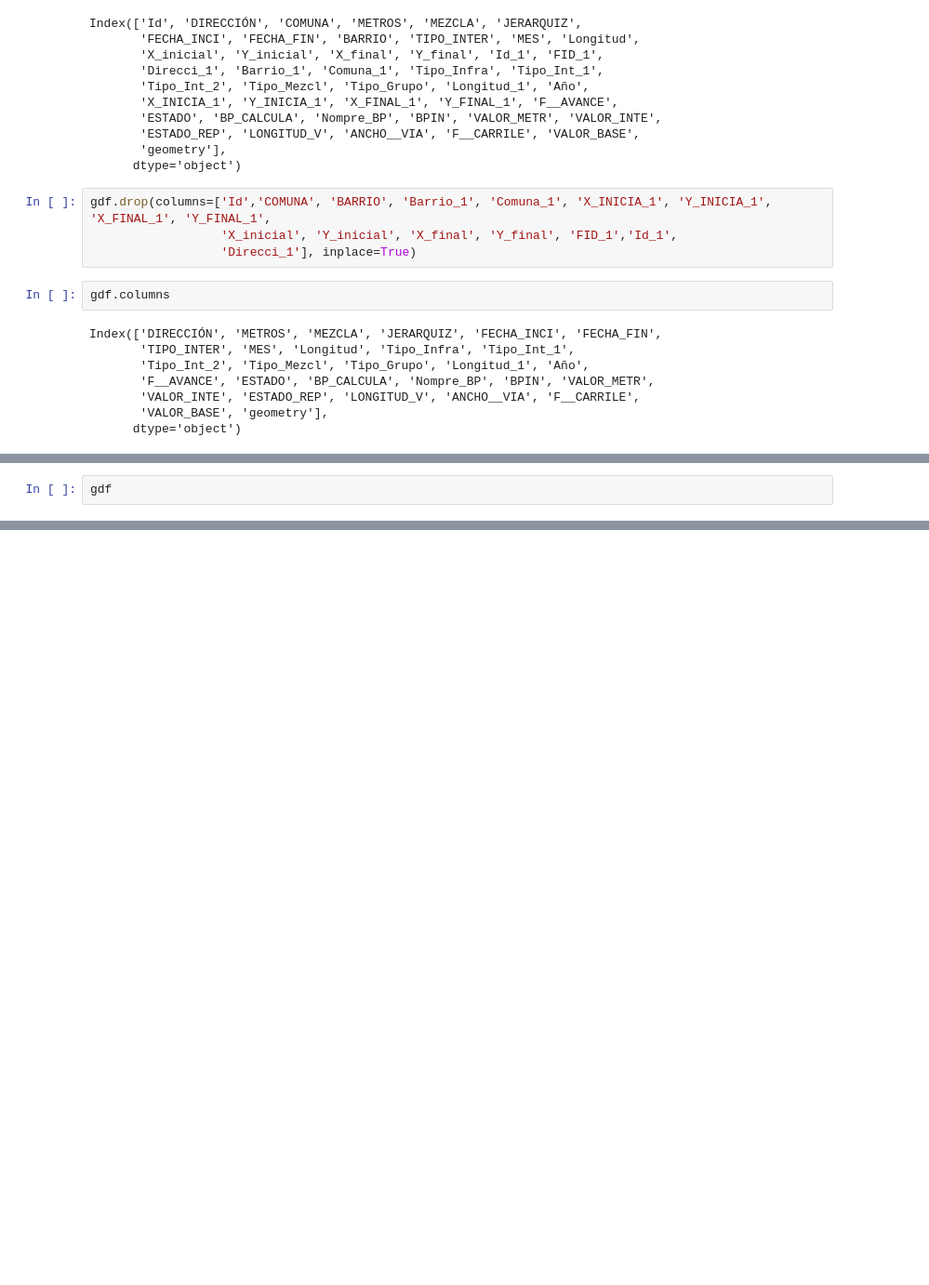
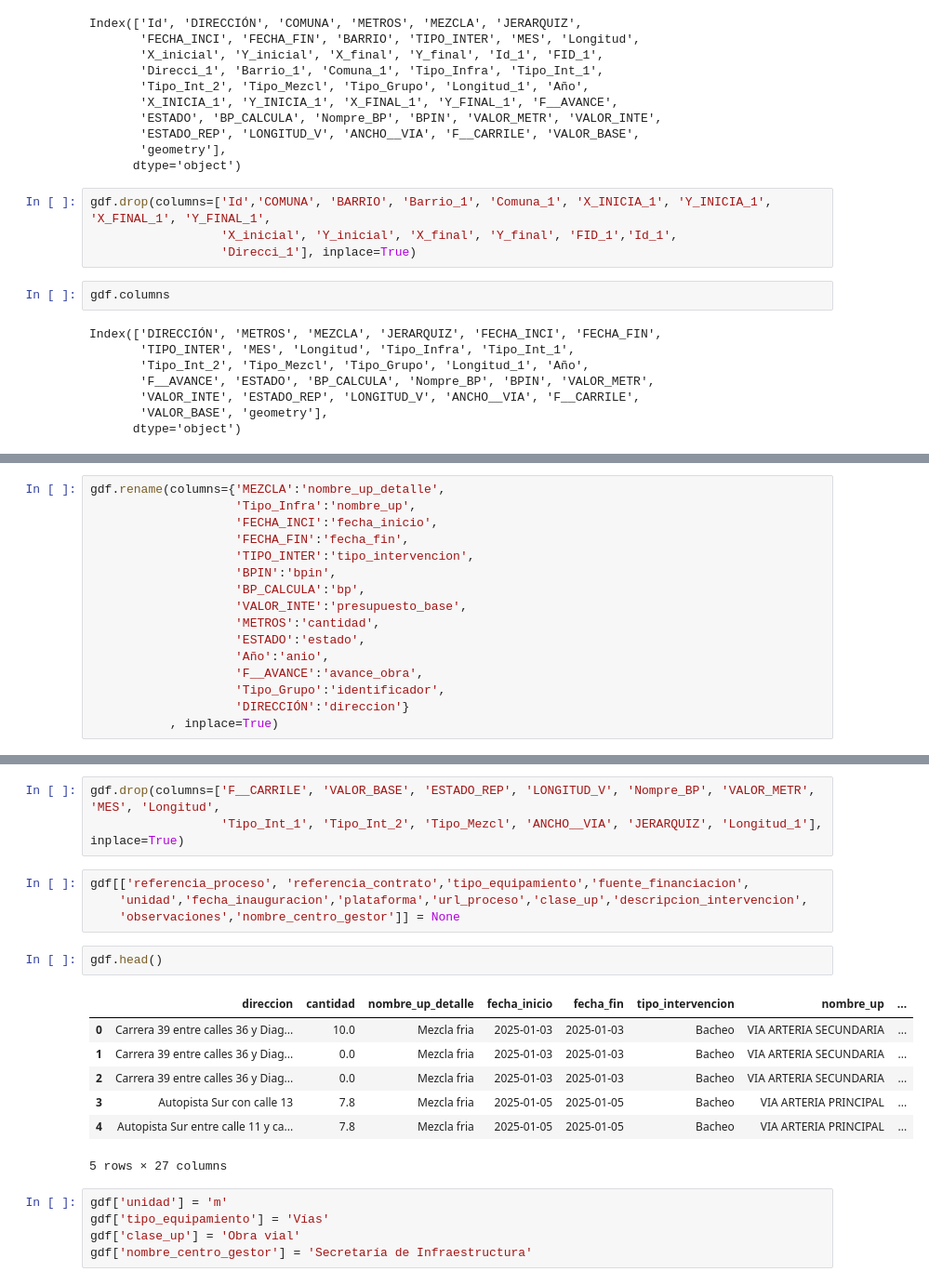
Before and after one commit to Juanpgm/proyectos_cali_alcaldia_etl, a Jupyter notebook: infraestructura_up_notebook_test.ipynb, the cells around one changed output, grey strips where cells are left out. Shown at 93% size. Drawn from its saved outputs; the diff is of its cells as text; blank space fills up the shorter version.

Commit message:
Carga de UP - Infraestructura

```diff
--- a/infraestructura_up_notebook_test.ipynb
+++ b/infraestructura_up_notebook_test.ipynb
@@ -182,2 +218,16 @@ Index(['DIRECCIÓN', 'METROS', 'MEZCLA', 'JERARQUIZ', 'FECHA_INCI', 'FECHA_FIN',
 # %%
-gdf
+gdf.rename(columns={'MEZCLA':'nombre_up_detalle',
+                    'Tipo_Infra':'nombre_up',
+                    'FECHA_INCI':'fecha_inicio',
+                    'FECHA_FIN':'fecha_fin',
+                    'TIPO_INTER':'tipo_intervencion',
+                    'BPIN':'bpin',
+                    'BP_CALCULA':'bp',
+                    'VALOR_INTE':'presupuesto_base',
+                    'METROS':'cantidad',
+                    'ESTADO':'estado',
+                    'Año':'anio',
+                    'F__AVANCE':'avance_obra',
+                    'Tipo_Grupo':'identificador',
+                    'DIRECCIÓN':'direccion'}
+           , inplace=True)
@@ -197,0 +244,22 @@ gdf
+# %%
+gdf.drop(columns=['F__CARRILE', 'VALOR_BASE', 'ESTADO_REP', 'LONGITUD_V', 'Nompre_BP', 'VALOR_METR', 'MES', 'Longitud',
+                  'Tipo_Int_1', 'Tipo_Int_2', 'Tipo_Mezcl', 'ANCHO__VIA', 'JERARQUIZ', 'Longitud_1'], inplace=True)
+# %%
+gdf[['referencia_proceso', 'referencia_contrato','tipo_equipamiento','fuente_financiacion',
+    'unidad','fecha_inauguracion','plataforma','url_proceso','clase_up','descripcion_intervencion',
+    'observaciones','nombre_centro_gestor']] = None
+# %%
+gdf.head()
+# %% [output]
+|  | direccion | cantidad | nombre_up_detalle | fecha_inicio | fecha_fin | tipo_intervencion | nombre_up | ... |
+| 0 | Carrera 39 entre calles 36 y Diag... | 10.0 | Mezcla fria | 2025-01-03 | 2025-01-03 | Bacheo | VIA ARTERIA SECUNDARIA | ... |
+| 1 | Carrera 39 entre calles 36 y Diag... | 0.0 | Mezcla fria | 2025-01-03 | 2025-01-03 | Bacheo | VIA ARTERIA SECUNDARIA | ... |
+| 2 | Carrera 39 entre calles 36 y Diag... | 0.0 | Mezcla fria | 2025-01-03 | 2025-01-03 | Bacheo | VIA ARTERIA SECUNDARIA | ... |
+| 3 | Autopista Sur con calle 13 | 7.8 | Mezcla fria | 2025-01-05 | 2025-01-05 | Bacheo | VIA ARTERIA PRINCIPAL | ... |
+| 4 | Autopista Sur entre calle 11 y ca... | 7.8 | Mezcla fria | 2025-01-05 | 2025-01-05 | Bacheo | VIA ARTERIA PRINCIPAL | ... |
+5 rows × 27 columns
+# %%
+gdf['unidad'] = 'm'
+gdf['tipo_equipamiento'] = 'Vías'
+gdf['clase_up'] = 'Obra vial'
+gdf['nombre_centro_gestor'] = 'Secretaría de Infraestructura'
```
Also changed, not shown: parts of 22 cells of this notebook, 37 other files.
